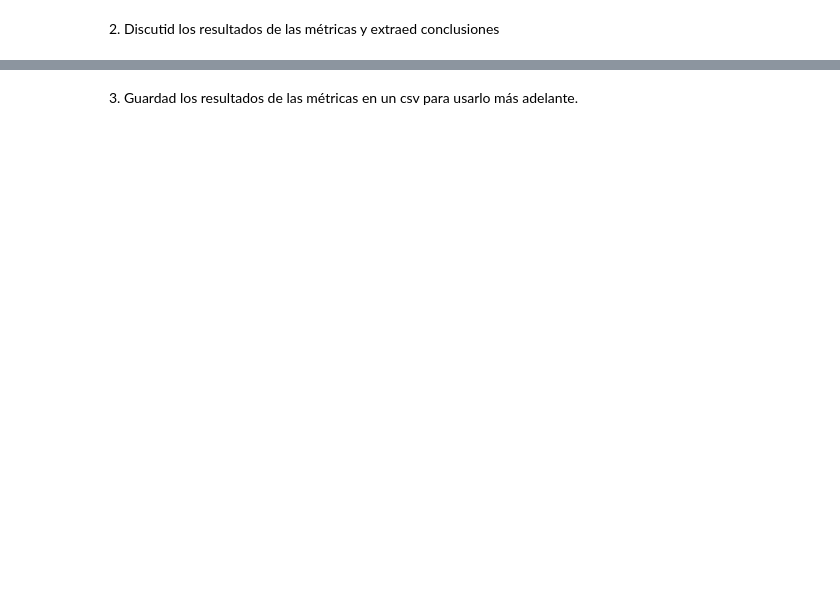
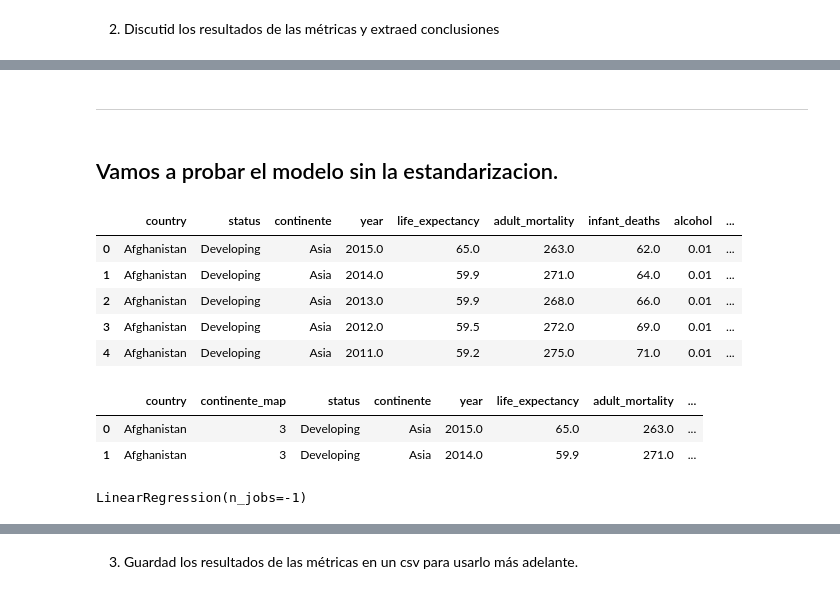
Before and after one commit to Adalab/DA-promo-c-modulo-3-sprint-1-Ximena-Anahi, a Jupyter notebook: 1. Regresion Lineal/10.pp-regresion-lineal-metricas.ipynb, the cells around one changed output, grey strips where cells are left out. Drawn from its saved outputs; the diff is of its cells as text; code cells hidden in the pictures; blank space fills up the shorter version.

```diff
--- a/1. Regresion Lineal/10.pp-regresion-lineal-metricas.ipynb
+++ b/1. Regresion Lineal/10.pp-regresion-lineal-metricas.ipynb
@@ -29,0 +214,14 @@ En el pair programming anterior creastéis vuestro primer modelo de machine lear
+# %% [markdown]
+---
+# %% [markdown]
+## Vamos a probar el modelo sin la estandarizacion.
+# %%
+df2= pd.read_csv('../files/endesarrollo_normalizar.csv', index_col=0) #Abrimos Dataset sin estandarizar
+df2.head()
+# %% [output]
+|  | country | status | continente | year | life_expectancy | adult_mortality | infant_deaths | alcohol | ... |
+| 0 | Afghanistan | Developing | Asia | 2015.0 | 65.0 | 263.0 | 62.0 | 0.01 | ... |
+| 1 | Afghanistan | Developing | Asia | 2014.0 | 59.9 | 271.0 | 64.0 | 0.01 | ... |
+| 2 | Afghanistan | Developing | Asia | 2013.0 | 59.9 | 268.0 | 66.0 | 0.01 | ... |
+| 3 | Afghanistan | Developing | Asia | 2012.0 | 59.5 | 272.0 | 69.0 | 0.01 | ... |
+| 4 | Afghanistan | Developing | Asia | 2011.0 | 59.2 | 275.0 | 71.0 | 0.01 | ... |
@@ -29,0 +232,6 @@ En el pair programming anterior creastéis vuestro primer modelo de machine lear
+# %%
+df2.head(2)
+# %% [output]
+|  | country | continente_map | status | continente | year | life_expectancy | adult_mortality | ... |
+| 0 | Afghanistan | 3 | Developing | Asia | 2015.0 | 65.0 | 263.0 | ... |
+| 1 | Afghanistan | 3 | Developing | Asia | 2014.0 | 59.9 | 271.0 | ... |
@@ -29,0 +247,4 @@ En el pair programming anterior creastéis vuestro primer modelo de machine lear
+# %%
+lr2.fit(x1_train, y1_train) #aplicamos el metodo fit
+# %% [output]
+LinearRegression(n_jobs=-1)
```
Also changed, not shown: parts of 46 cells of this notebook, 4 other files.
